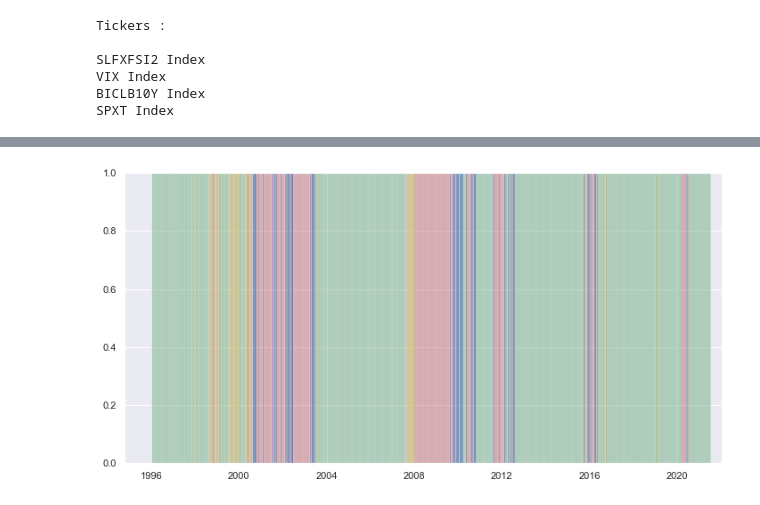
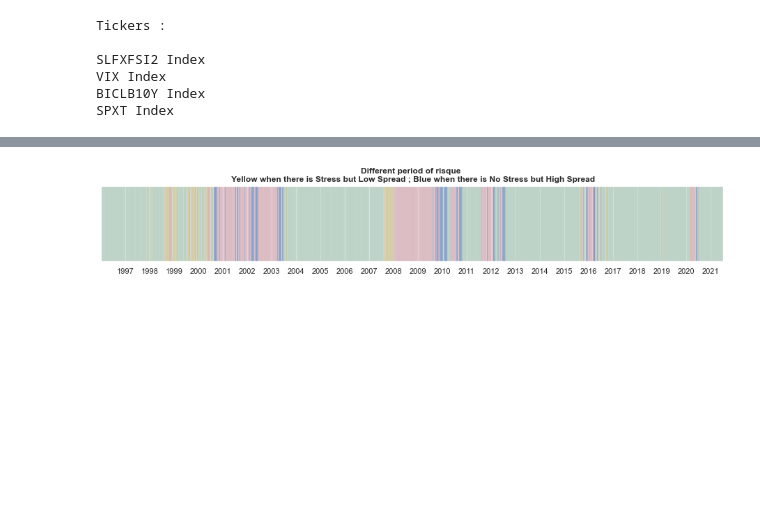
Before and after one commit to lacoupe/BCVS, a Jupyter notebook: SW/risque.ipynb, the cells around one changed output, grey strips where cells are left out. Saved outputs shown, nothing was run; the diff lists cells and outputs as text; code cells hidden in the pictures; blank space fills up the shorter version.

```diff
--- a/SW/risque.ipynb
+++ b/SW/risque.ipynb
@@ -55,5 +52,6 @@ data.head(5)
 # %%
-spread_excel = pd.read_excel('SW_data/spread.xlsx', parse_dates=True, index_col=1).drop(columns=['ISIN'])
+# Ajout de la donnée sur les HY Spread
+spread_excel = pd.read_excel('SW_data/spread.xlsx', parse_dates=True, index_col=1).drop(columns=['ISIN']).rename(columns={'Quote': 'HY Spread'})
 spread_excel = spread_excel.reindex(data.index, method='ffill')
-spread_excel.head()
+spread_excel.head(2)
 # %% [output]
@@ -266,28 +332,36 @@ df_risque.head(10)
 # %%
-for idx in df_risque.index:
+for idx in tqdm(df_risque.index):
     if (df_risque.at[idx, 'stress'] < 0.2) & (df_risque.at[idx, 'spread'] < 6):
+        df_risque.at[idx, 'signal'] = -1
+    if (df_risque.at[idx, 'stress'] > 0.2) & (df_risque.at[idx, 'spread'] > 6):
         df_risque.at[idx, 'signal'] = 1
-    if (df_risque.at[idx, 'stress'] > 0.2) & (df_risque.at[idx, 'spread'] > 6):
-        df_risque.at[idx, 'signal'] = -1
     if (df_risque.at[idx, 'stress'] < 0.2) & (df_risque.at[idx, 'spread'] > 6):
         df_risque.at[idx, 'signal'] = 0.5
     if (df_risque.at[idx, 'stress'] > 0.2) & (df_risque.at[idx, 'spread'] < 6):
         df_risque.at[idx, 'signal'] = -0.5
 # %%
-fig, ax = plt.subplots(figsize=(12,6))
+fig, ax = plt.subplots(figsize=(16, 2))
+locator = dates.YearLocator(base=1, day=1, month=1)
+formatter = dates.ConciseDateFormatter(locator)
 
-for idx in df_risque.index:
+for idx in tqdm(df_risque.index):
+    if (df_risque.signal.loc[idx] == -1):
+        ax.axvline(x=idx, lw=0.4, alpha=0.1, zorder=1, c='g', label='No Stress and Low Spread')
     if (df_risque.signal.loc[idx] == 1):
-        ax.axvline(x=idx, lw=0.4, alpha=0.1, zorder=1, c='g', label='No Stress and Low Spread')
-    if (df_risque.signal.loc[idx] == -1):
         ax.axvline(x=idx, lw=0.4, alpha=0.1, zorder=1, c='r', label='Stress and High Spread')
     if (df_risque.signal.loc[idx] == -0.5):
         ax.axvline(x=idx, lw=1, alpha=0.1, zorder=1, c='y', label='Stress but Low Spread')
     if (df_risque.signal.loc[idx] == 0.5):
         ax.axvline(x=idx, lw=1, alpha=0.1, zorder=1, c='b', label='No Stress but High Spread')
 
+
+ax.xaxis.set_major_locator(locator)
+ax.xaxis.set_major_formatter(formatter)
+ax.set_xlim(df_risque.index[0], df_risque.index[-1])
+ax.get_yaxis().set_visible(False)
+plt.title('Different period of risque \n Yellow when there is Stress but Low Spread ; Blue when there is No Stress but High Spread', fontweight='bold')
 plt.show()
 # %% [output]
-[figure, old version]
+[figure, new version]
 # %%
 # 50% du return de l'indice quand risque > 6, 150% quand risque < 4, et 100% sinon
```
Also changed, not shown: parts of 10 cells of this notebook.
